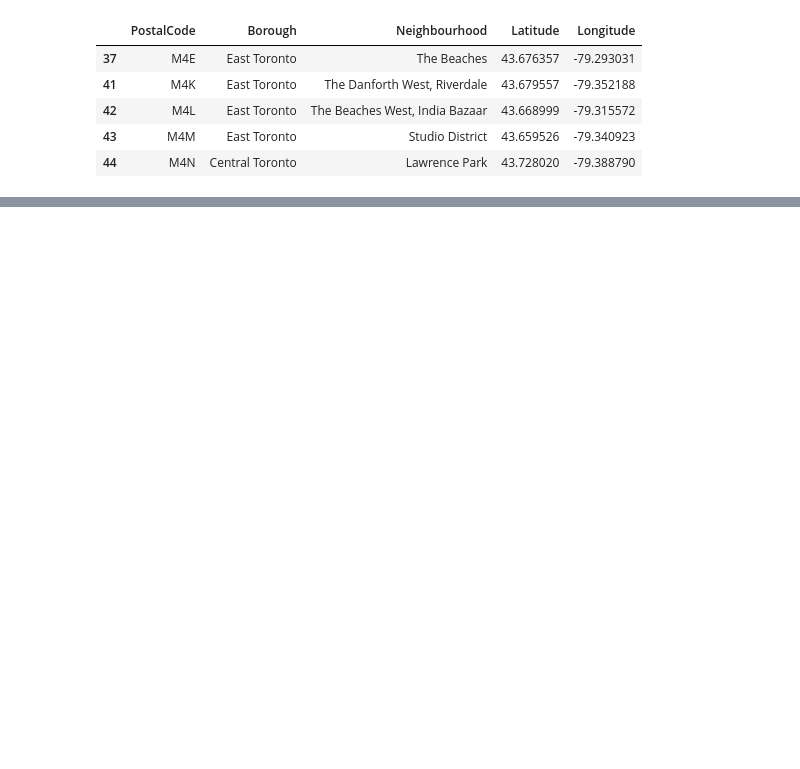
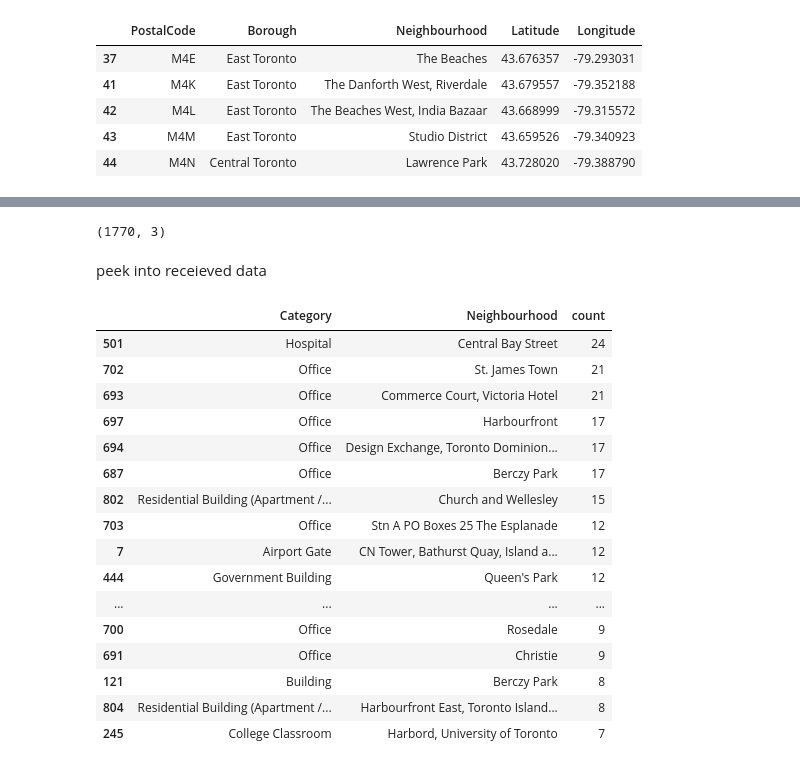
Before and after one commit to mukonin/Coursera_Capstone, a Jupyter notebook: Applied Data Science Capstone.ipynb, the cells around one changed output, grey strips where cells are left out. Drawn from its saved outputs; the diff is of its cells as text; code cells hidden in the pictures; blank space fills up the shorter version.

Commit message:
foursquare data loading and clustering

```diff
--- a/Applied Data Science Capstone.ipynb
+++ b/Applied Data Science Capstone.ipynb
@@ -311,0 +541,17 @@ tor_map
+# %%
+hosp_map = folium.Map(location=[tor_lat, tor_lon], zoom_start=11)
+
+for venue in results:
+    label = venue['name']
+    label = folium.Popup(label, parse_html=True)
+    folium.CircleMarker(
+        [venue['location']['lat'], venue['location']['lng']],
+        radius=2,
+        popup=label,
+        color='red',
+#         fill=True,
+#         fill_color=bor_col.get(borough),
+#         fill_opacity=0.5,
+        parse_html=False).add_to(hosp_map)
+
+hosp_map
@@ -311,0 +562,12 @@ tor_map
+# %%
+def call_api(lat, lon, radius = 1000, limit = 100):
+    url = 'https://api.foursquare.com/v2/venues/search?&client_id={}&client_secret={}&v={}&ll={},{}&radius={}&limit={}'.format(
+        CLIENT_ID,
+        CLIENT_SECRET,
+        VERSION,
+        lat,
+        lon,
+        radius,
+        limit)
+
+    return(requests.get(url).json()['response']['venues'])
@@ -311,0 +576,13 @@ tor_map
+# %%
+dt_venues_df = pd.DataFrame(columns = ['Name', 'Category', 'Neighbourhood'])
+for index, row in dt_df.iterrows():
+    responces = call_api(row['Latitude'], row['Longitude'])
+    for resp in responces:
+        cat = resp['categories']
+        cat_name = 'Unknown'
+        if len(cat) == 0:
+            cat_name = 'Unknown'
+        else:
+            cat_name = cat[0]['name']
+        dt_venues_df.loc[len(dt_venues_df)] = [resp['name'], cat_name, row['Neighbourhood']]
+dt_venues_df.head()
@@ -311,0 +596,26 @@ tor_map
+# %%
+dt_venues_df.shape
+# %% [output]
+(1770, 3)
+# %% [markdown]
+peek into receieved data
+# %%
+dt_venues_df[dt_venues_df['Category'] != 'Unknown'].groupby(['Category','Neighbourhood']).size().reset_index().rename(columns = {0: 'count'}).sort_values(by='count', ascending=False).head(20)
+# %% [output]
+|  | Category | Neighbourhood | count |
+| 501 | Hospital | Central Bay Street | 24 |
+| 702 | Office | St. James Town | 21 |
+| 693 | Office | Commerce Court, Victoria Hotel | 21 |
+| 697 | Office | Harbourfront | 17 |
+| 694 | Office | Design Exchange, Toronto Dominion... | 17 |
+| 687 | Office | Berczy Park | 17 |
+| 802 | Residential Building (Apartment /... | Church and Wellesley | 15 |
+| 703 | Office | Stn A PO Boxes 25 The Esplanade | 12 |
+| 7 | Airport Gate | CN Tower, Bathurst Quay, Island a... | 12 |
+| 444 | Government Building | Queen's Park | 12 |
+| ... | ... | ... | ... |
+| 700 | Office | Rosedale | 9 |
+| 691 | Office | Christie | 9 |
+| 121 | Building | Berczy Park | 8 |
+| 804 | Residential Building (Apartment /... | Harbourfront East, Toronto Island... | 8 |
+| 245 | College Classroom | Harbord, University of Toronto | 7 |
```
Also changed, not shown: parts of 48 cells of this notebook.
